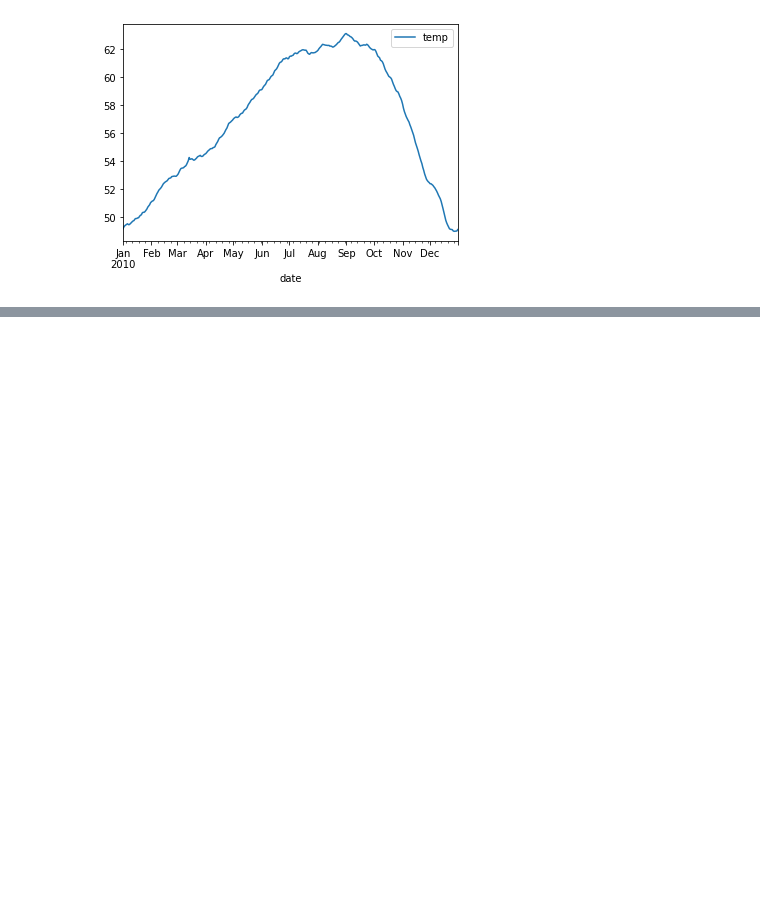
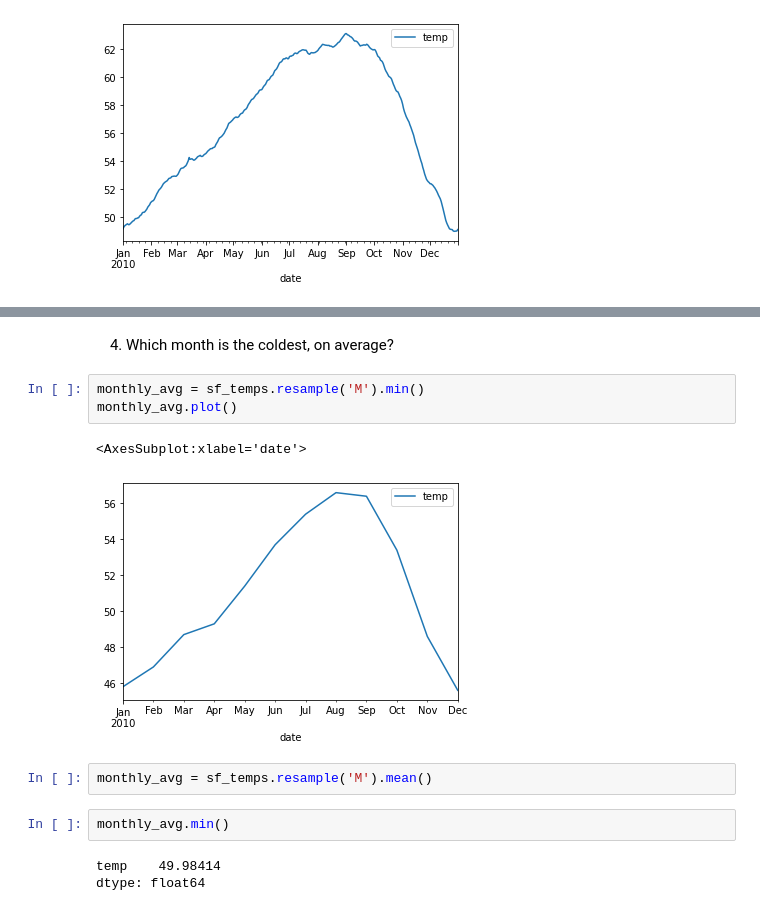
Before and after one commit to albertopuentes/time-series-exercises, a Jupyter notebook: datetime_timeseries_exercises.ipynb, the cells around one changed output, grey strips where cells are left out. Saved outputs shown, nothing was run; the diff lists cells and outputs as text; blank space fills up the shorter version.

```diff
--- a/datetime_timeseries_exercises.ipynb
+++ b/datetime_timeseries_exercises.ipynb
@@ -95,0 +124,15 @@ daily_avg.plot()
+# %% [markdown]
+4) Which month is the coldest, on average?
+# %%
+monthly_avg = sf_temps.resample('M').min()
+monthly_avg.plot()
+# %% [output]
+<AxesSubplot:xlabel='date'>
+[figure, added]
+# %%
+monthly_avg = sf_temps.resample('M').mean()
+# %%
+monthly_avg.min()
+# %% [output]
+temp    49.98414
+dtype: float64
```
Also changed, not shown: parts of 37 cells of this notebook.
